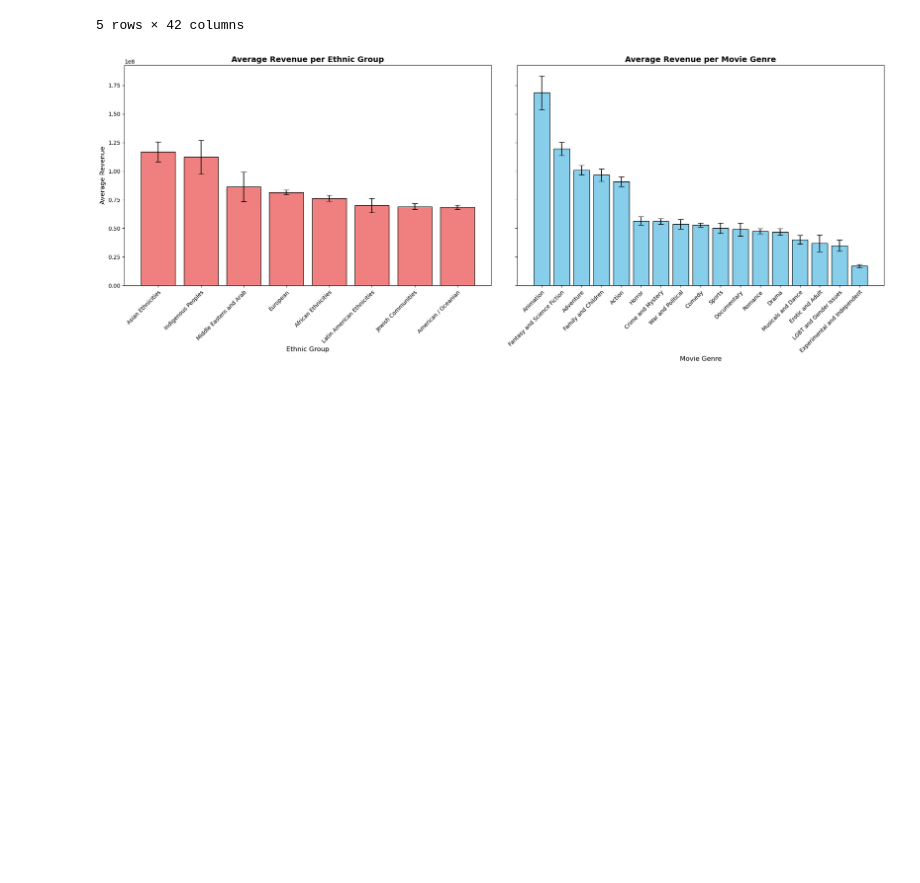
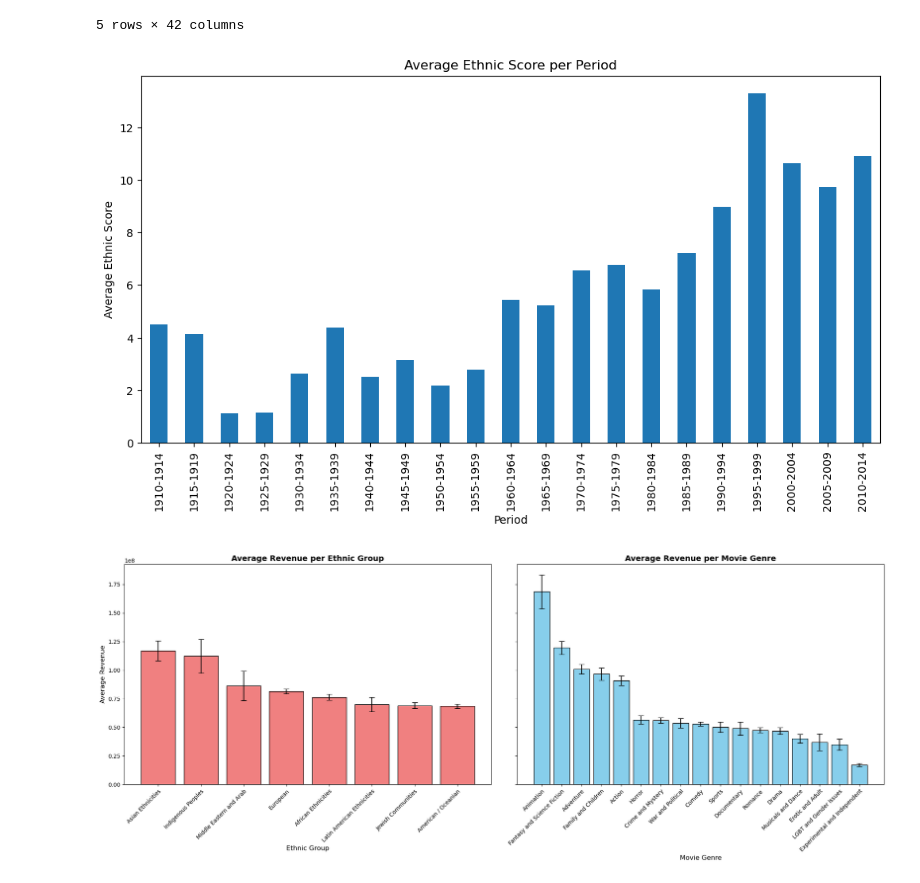
Before and after one commit to epfl-ada/ada-2024-project-insightmasters24, a Jupyter notebook: results.ipynb, the cells around one changed output. Saved outputs shown, nothing was run; the diff lists cells and outputs as text; code cells hidden in the pictures; blank space fills up the shorter version.

Commit message:
code structure cleaned + added plots

```diff
--- a/results.ipynb
+++ b/results.ipynb
@@ -184,6 +184,10 @@ df.head()
 | 34688 | 1916 | 38901218.0 | 4 | 8 | 16 | 0.333333 | ... |
 | 28934 | 1916 | 1143856.0 | 0 | 0 | 1 | 0.000000 | ... |
 5 rows × 42 columns
+# %%
+plot_avg_ethnic_score_per_period(df)
+# %% [output]
+[figure, added]
 # %%
 plot_ethnicity_and_genre_influence_on_revenue(df)
 # %% [output]
```
Also changed, not shown: parts of 5 cells of this notebook, 8 other files.
